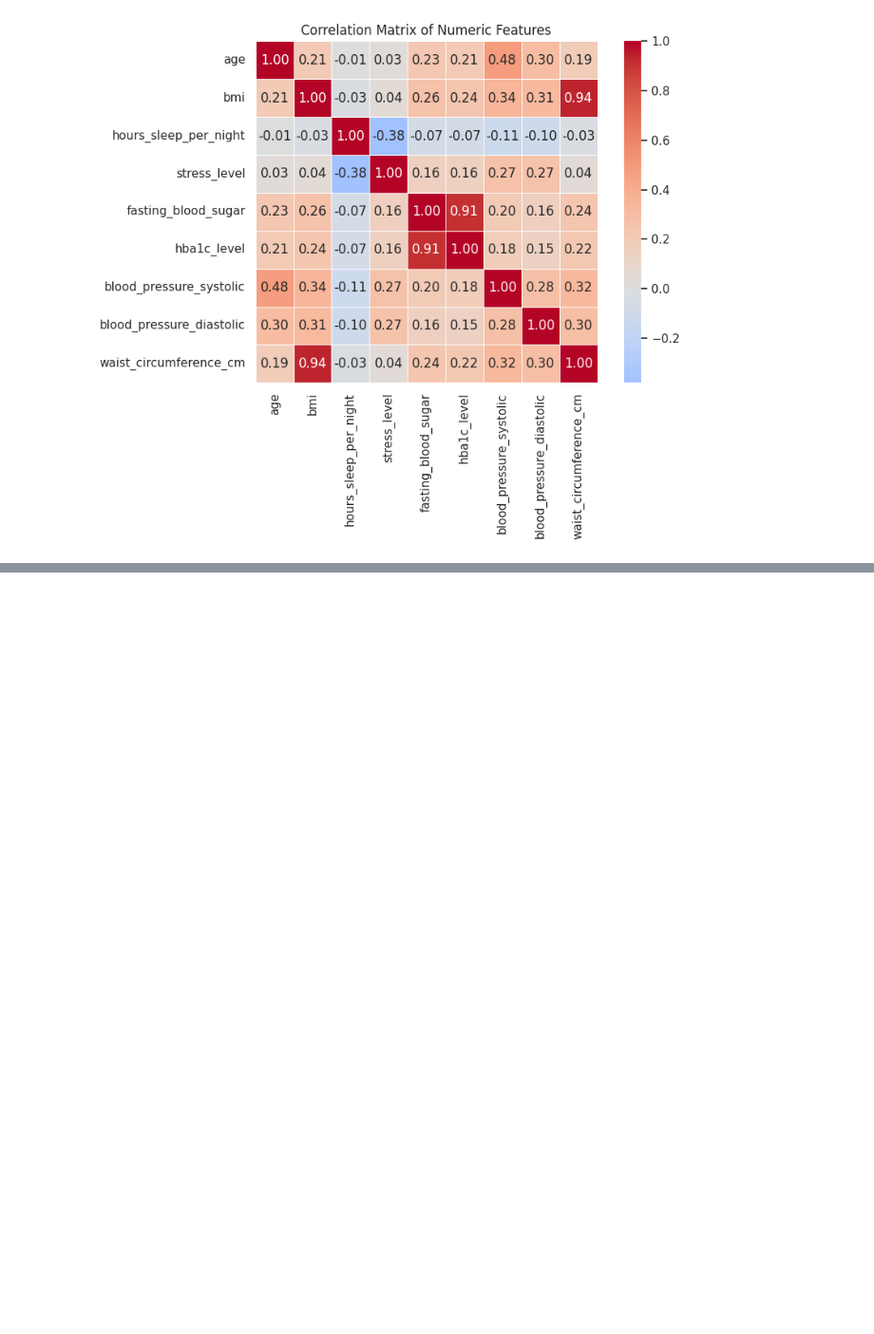
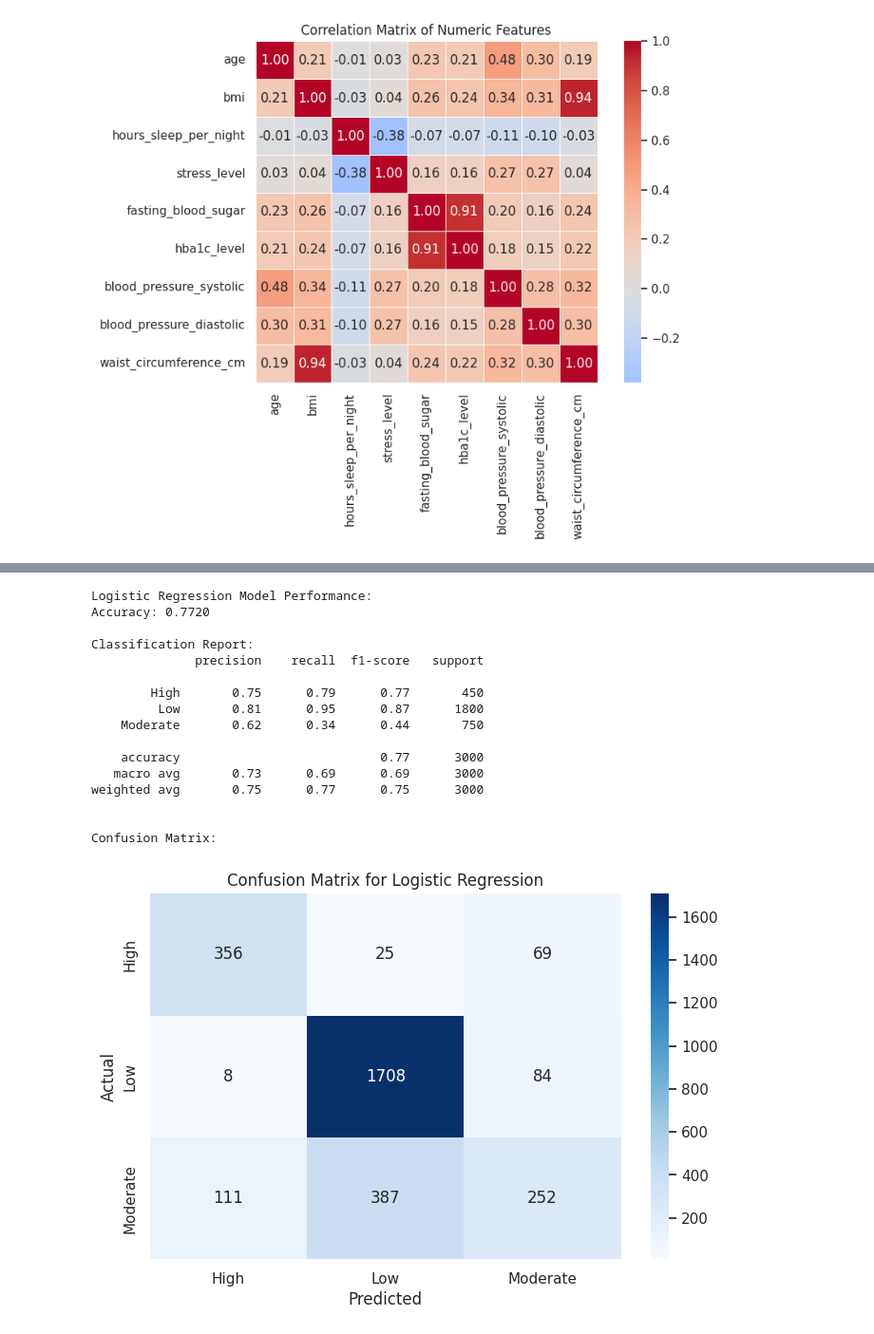
Before and after one commit to JonathasHFerreira/Deteccao_de_fraudes_jonathas, a Jupyter notebook: Risco_Diabetes.ipynb, the cells around one changed output, grey strips where cells are left out. Shown at 95% size. Cells and saved outputs as stored; diff of their text form; code cells hidden in the pictures; blank space fills up the shorter version.

Commit message:
Modelo de regressão logistica

```diff
--- a/Risco_Diabetes.ipynb
+++ b/Risco_Diabetes.ipynb
@@ -193,3 +193,64 @@ plt.tight_layout()
 plt.show()
 # %% [output]
 [figure]
+# %%
+from sklearn.linear_model import LogisticRegression
+from sklearn.preprocessing import StandardScaler
+
+# Prepare data for logistic regression
+# Drop patient_id as it's not a feature
+df_model = df.drop("patient_id", axis=1).copy()
+
+# Encode categorical features
+# Use LabelEncoder for the target variable 'diabetes_risk'
+le = LabelEncoder()
+df_model["diabetes_risk_encoded"] = le.fit_transform(df_model["diabetes_risk"])
+y = df_model["diabetes_risk_encoded"]
+
+# One-hot encode other categorical features
+categorical_cols = df_model.select_dtypes(include='object').columns.tolist()
+categorical_cols.remove('diabetes_risk') # Exclude the original target column
+
+df_model = pd.get_dummies(df_model, columns=categorical_cols, drop_first=True)
+
+# Drop the original 'diabetes_risk' column as we have the encoded one
+df_model = df_model.drop("diabetes_risk", axis=1)
+
+# Define features (X) by dropping the target and its encoded version
+X = df_model.drop("diabetes_risk_encoded", axis=1)
+
+# Scale numerical features (optional but good practice for logistic regression)
+scaler = StandardScaler()
+numeric_cols_for_scaling = X.select_dtypes(include=[np.number]).columns.tolist()
+X[numeric_cols_for_scaling] = scaler.fit_transform(X[numeric_cols_for_scaling])
+
+# Split the data into training and testing sets
+X_train, X_test, y_train, y_test = train_test_split(X, y, test_size=0.2, random_state=42, stratify=y)
+
+print(f"Shape of X_train: {X_train.shape}")
+print(f"Shape of X_test: {X_test.shape}")
+print(f"Shape of y_train: {y_train.shape}")
+print(f"Shape of y_test: {y_test.shape}")
+
+# Train a Logistic Regression model
+log_reg_model = LogisticRegression(random_state=42, solver='liblinear', multi_class='ovr') # 'liblinear' for small datasets, 'ovr' for multi-class
+log_reg_model.fit(X_train, y_train)
+
+# Make predictions
+y_pred = log_reg_model.predict(X_test)
+
+# Evaluate the model
+print("\nLogistic Regression Model Performance:")
+print(f"Accuracy: {accuracy_score(y_test, y_pred):.4f}")
+print("\nClassification Report:")
+print(classification_report(y_test, y_pred, target_names=le.classes_))
+
+print("\nConfusion Matrix:")
+conf_matrix = confusion_matrix(y_test, y_pred)
+sns.heatmap(conf_matrix, annot=True, fmt='d', cmap='Blues',
+            xticklabels=le.classes_, yticklabels=le.classes_)
+plt.xlabel('Predicted')
+plt.ylabel('Actual')
+plt.title('Confusion Matrix for Logistic Regression')
+plt.show()
+# %% [output]
@@ -195,0 +261,17 @@ plt.show()
+Logistic Regression Model Performance:
+Accuracy: 0.7720
+
+Classification Report:
+              precision    recall  f1-score   support
+
+        High       0.75      0.79      0.77       450
+         Low       0.81      0.95      0.87      1800
+    Moderate       0.62      0.34      0.44       750
+
+    accuracy                           0.77      3000
+   macro avg       0.73      0.69      0.69      3000
+weighted avg       0.75      0.77      0.75      3000
+
+
+Confusion Matrix:
+[figure, added]
```
Also changed, not shown: parts of 3 cells of this notebook.
